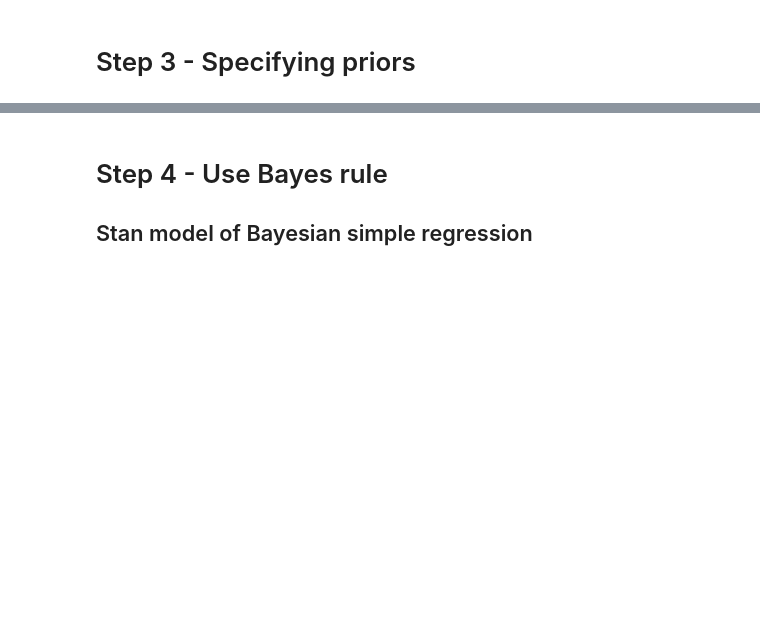
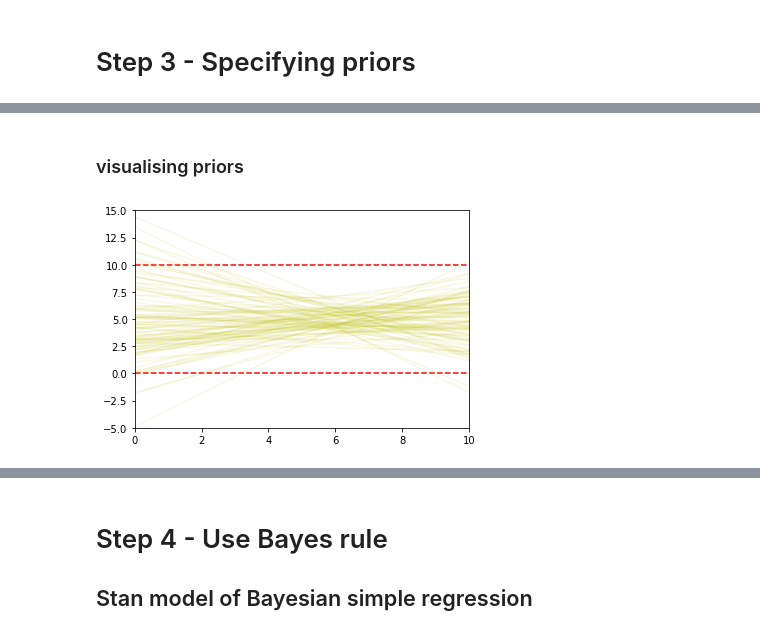
Before and after one commit to ebrlab/Statistical-methods-for-research-workers-psychology-and-neuroscience, a Jupyter notebook: notebooks/Bayesian Simple Regression.ipynb, the cells around one changed output, grey strips where cells are left out. Cells and saved outputs as stored; diff of their text form; code cells hidden in the pictures; blank space fills up the shorter version.

```diff
--- a/notebooks/Bayesian Simple Regression.ipynb
+++ b/notebooks/Bayesian Simple Regression.ipynb
@@ -121,0 +133,2 @@ y_i &\sim Normal(\mu_i, \sigma)
+# %% [markdown]
+### visualising priors
@@ -121,0 +140,13 @@ y_i &\sim Normal(\mu_i, \sigma)
+# %%
+# Plot the lines based on the priors
+x = np.linspace(0,10,100)
+xbar = np.mean(filtered['Inherence_Bias'])
+for i in range(N):
+    y = beta_0[i] + beta_1[i] * (x - xbar)
+    plt.plot(x, y, '-y', alpha =.1)
+plt.xlim(0,10)
+plt.ylim(-5,15)
+plt.hlines(0, xmin = 0 , xmax = 10, linestyles= 'dashed', colors= 'r');
+plt.hlines(10, xmin = 0 , xmax = 10, linestyles= 'dashed', colors= 'r');
+# %% [output]
+[figure, added]
```
Also changed, not shown: parts of 22 cells of this notebook, 4 other files.
